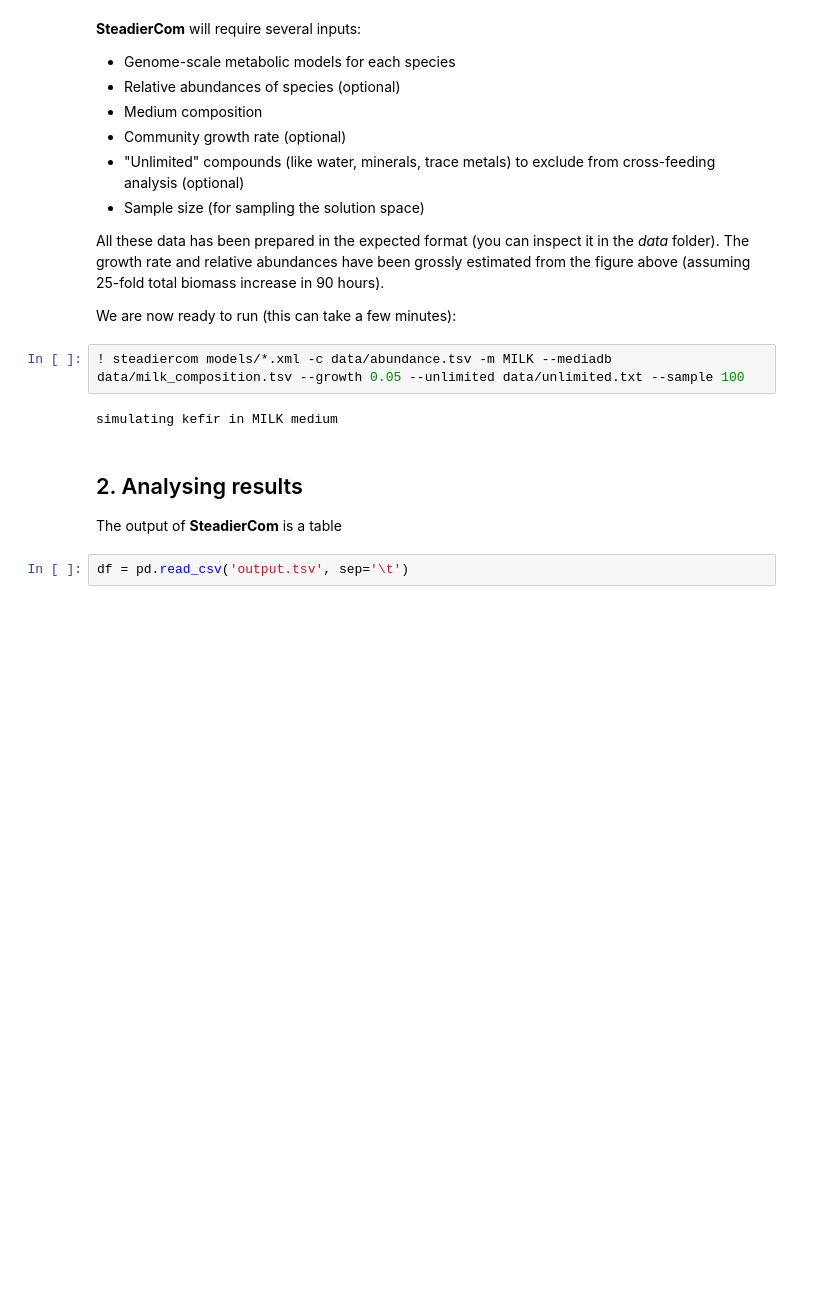
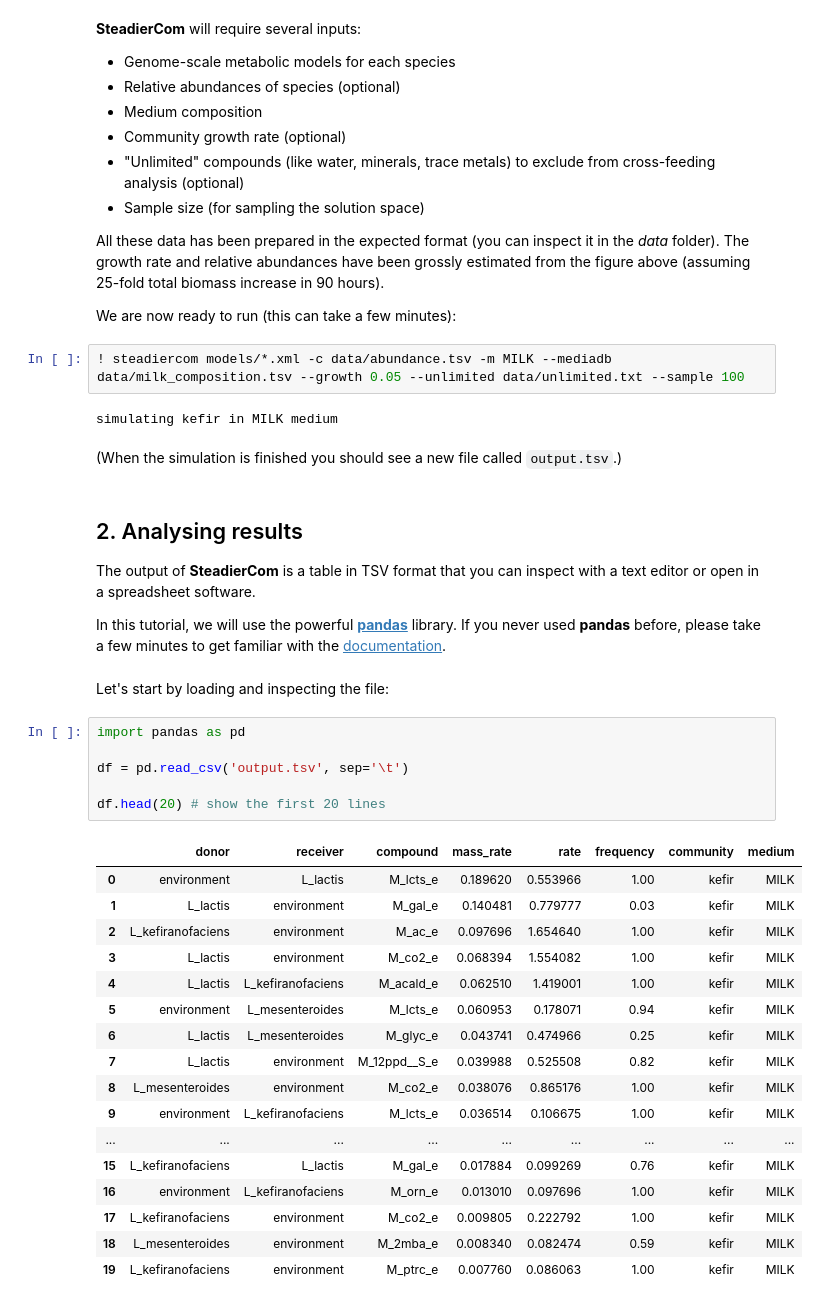
Before and after one commit to cdanielmachado/embo_mcd24, a Jupyter notebook: exercise.ipynb, the cells around one changed output. Cells and saved outputs as stored; diff of their text form; blank space fills up the shorter version.

```diff
--- a/exercise.ipynb
+++ b/exercise.ipynb
@@ -59,9 +59,37 @@ We are now ready to run (this can take a few minutes):
 ! steadiercom models/*.xml -c data/abundance.tsv -m MILK --mediadb data/milk_composition.tsv --growth 0.05 --unlimited data/unlimited.txt --sample 100
 # %% [output]
 simulating kefir in MILK medium
+# %% [markdown]
+(When the simulation is finished you should see a new file called `output.tsv`.)
 # %% [markdown]
 ## 2. Analysing results
 
-The output of **SteadierCom** is a table
+The output of **SteadierCom** is a table in TSV format that you can inspect with a text editor or open in a spreadsheet software.
+
+In this tutorial, we will use the powerful [**pandas**](https://pandas.pydata.org/) library. If you never used **pandas** before, please take a few minutes to get familiar with the [documentation](https://pandas.pydata.org/docs/user_guide/index.html).
+# %% [markdown]
+Let's start by loading and inspecting the file:
 # %%
+import pandas as pd
+
 df = pd.read_csv('output.tsv', sep='\t')
+
+df.head(20) # show the first 20 lines
+# %% [output]
+|  | donor | receiver | compound | mass_rate | rate | frequency | community | medium |
+| 0 | environment | L_lactis | M_lcts_e | 0.189620 | 0.553966 | 1.00 | kefir | MILK |
+| 1 | L_lactis | environment | M_gal_e | 0.140481 | 0.779777 | 0.03 | kefir | MILK |
+| 2 | L_kefiranofaciens | environment | M_ac_e | 0.097696 | 1.654640 | 1.00 | kefir | MILK |
+| 3 | L_lactis | environment | M_co2_e | 0.068394 | 1.554082 | 1.00 | kefir | MILK |
+| 4 | L_lactis | L_kefiranofaciens | M_acald_e | 0.062510 | 1.419001 | 1.00 | kefir | MILK |
+| 5 | environment | L_mesenteroides | M_lcts_e | 0.060953 | 0.178071 | 0.94 | kefir | MILK |
+| 6 | L_lactis | L_mesenteroides | M_glyc_e | 0.043741 | 0.474966 | 0.25 | kefir | MILK |
+| 7 | L_lactis | environment | M_12ppd__S_e | 0.039988 | 0.525508 | 0.82 | kefir | MILK |
+| 8 | L_mesenteroides | environment | M_co2_e | 0.038076 | 0.865176 | 1.00 | kefir | MILK |
+| 9 | environment | L_kefiranofaciens | M_lcts_e | 0.036514 | 0.106675 | 1.00 | kefir | MILK |
+| ... | ... | ... | ... | ... | ... | ... | ... | ... |
+| 15 | L_kefiranofaciens | L_lactis | M_gal_e | 0.017884 | 0.099269 | 0.76 | kefir | MILK |
+| 16 | environment | L_kefiranofaciens | M_orn_e | 0.013010 | 0.097696 | 1.00 | kefir | MILK |
+| 17 | L_kefiranofaciens | environment | M_co2_e | 0.009805 | 0.222792 | 1.00 | kefir | MILK |
+| 18 | L_mesenteroides | environment | M_2mba_e | 0.008340 | 0.082474 | 0.59 | kefir | MILK |
+| 19 | L_kefiranofaciens | environment | M_ptrc_e | 0.007760 | 0.086063 | 1.00 | kefir | MILK |
```
Also changed, not shown: parts of 36 cells of this notebook, 6 other files.
